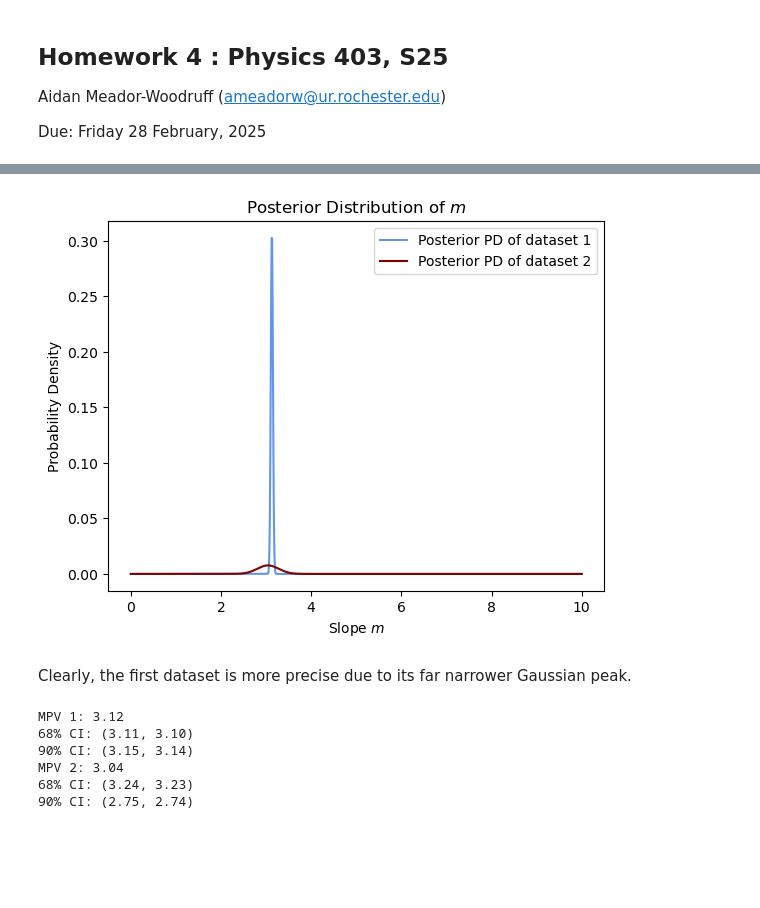
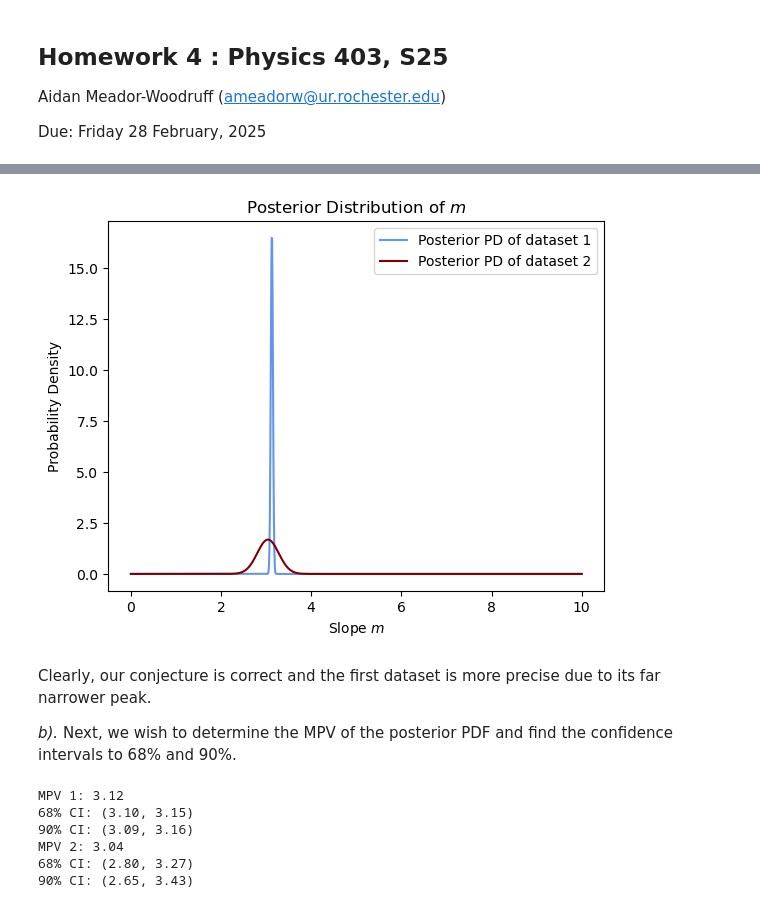
Before and after one commit to aidanwmw/PHYS403, a Jupyter notebook: homework/hw4.ipynb, the cells around one changed output, grey strips where cells are left out. Cells and saved outputs as stored; diff of their text form; code cells hidden in the pictures; blank space fills up the shorter version.

```diff
--- a/homework/hw4.ipynb
+++ b/homework/hw4.ipynb
@@ -26,44 +36,60 @@ plt.errorbar(data2[0],data2[1],yerr=data2[2], fmt='o', color='red');
 # %%
 def compute_posterior(x, y, dy, m_values):
+    '''
+    Function to compute the posterior with given data.
+    INPUTS:
+    x - the x data [1xN ndarray/list]
+    y - the y data [1xN ndarray/list]
+    dy - the error in the y data [1xN ndarray/list]
+    m_values - the values of the slope m for the posterior [1xM ndarray/list]
+
+    OUTPUT:
+    post - the posterior [1xM ndarray]
+    '''
+    # Initialize the posterior
     post = []
+
     for m in m_values:
+        # While looping over the ms, compute the likelihood and add to posterior.
         likelihood = np.exp(-0.5 * np.sum(((y - m*x)/dy)**2))
         post.append(likelihood)
-    post = np.array(post)
-    return post #/ np.trapezoid(post, m_values)  # Normalize
 
+    post = np.array(post)/np.trapezoid(post,m_values)
+    return post
+
+# Split up our datasets
 x1, y1, dy1 = data1[0], data1[1], data1[2]
 x2, y2, dy2 = data2[0], data2[1], data2[2]
 m_values = np.linspace(0, 10, 1000)
 
 posterior1 = compute_posterior(x1, y1, dy1, m_values)
 posterior2 = compute_posterior(x2, y2, dy2, m_values)
 
 plt.plot(m_values, posterior1, label='Posterior PD of dataset 1',color='cornflowerblue')
 plt.plot(m_values, posterior2, label='Posterior PD of dataset 2', color='maroon')
 
 plt.xlabel(r"Slope $m$")
 plt.ylabel("Probability Density")
 plt.title(r'Posterior Distribution of $m$')
 plt.legend()
 plt.show()
 # %% [output]
-[figure, old version]
+[figure, new version]
 # %% [markdown]
-Clearly, the first dataset is more precise due to its far narrower Gaussian peak.
+Clearly, our conjecture is correct and the first dataset is more precise due to its far narrower peak.
+
+*b).* Next, we wish to determine the MPV of the posterior PDF and find the confidence intervals to 68% and 90%.
 # %%
+def find_mpv_and_credible_intervals(m_values, posterior, ci_levels=[0.68, 0.90]):
+    cumulative_posterior = np.cumsum(posterior) / np.sum(posterior)
+    mpv_index = np.argmax(posterior)
+    mpv = m_values[mpv_index]
 
-def find_mpv_and_credible_intervals(m_values, posterior, ci_levels=[0.68, 0.90]):
-    sorted_indices = np.argsort(posterior)[::-1]
-    sorted_m = m_values[sorted_indices]
-    sorted_post = posterior[sorted_indices]
-    cumulative_prob = np.cumsum(sorted_post) / np.sum(sorted_post)
-
-    mpv = sorted_m[0]
     ci_ranges = {}
     for level in ci_levels:
-        cutoff = np.interp(level, cumulative_prob, sorted_m)
-        ci_ranges[level] = (sorted_m[sorted_m >= cutoff].min(), sorted_m[sorted_m <= cutoff].max())
+        lower_idx = np.searchsorted(cumulative_posterior, (1 - level) / 2)
+        upper_idx = np.searchsorted(cumulative_posterior, 1 - (1 - level) / 2)
+        ci_ranges[level] = (m_values[lower_idx], m_values[upper_idx])
 
     return mpv, ci_ranges
 
@@ -81,8 +107,8 @@ for level, (low, high) in ci_ranges2.items():
     print(f"{int(level*100)}% CI: ({low:.2f}, {high:.2f})")
 # %% [output]
 MPV 1: 3.12
-68% CI: (3.11, 3.10)
-90% CI: (3.15, 3.14)
+68% CI: (3.10, 3.15)
+90% CI: (3.09, 3.16)
 MPV 2: 3.04
-68% CI: (3.24, 3.23)
-90% CI: (2.75, 2.74)
+68% CI: (2.80, 3.27)
+90% CI: (2.65, 3.43)
```
Also changed, not shown: parts of 13 cells of this notebook.
